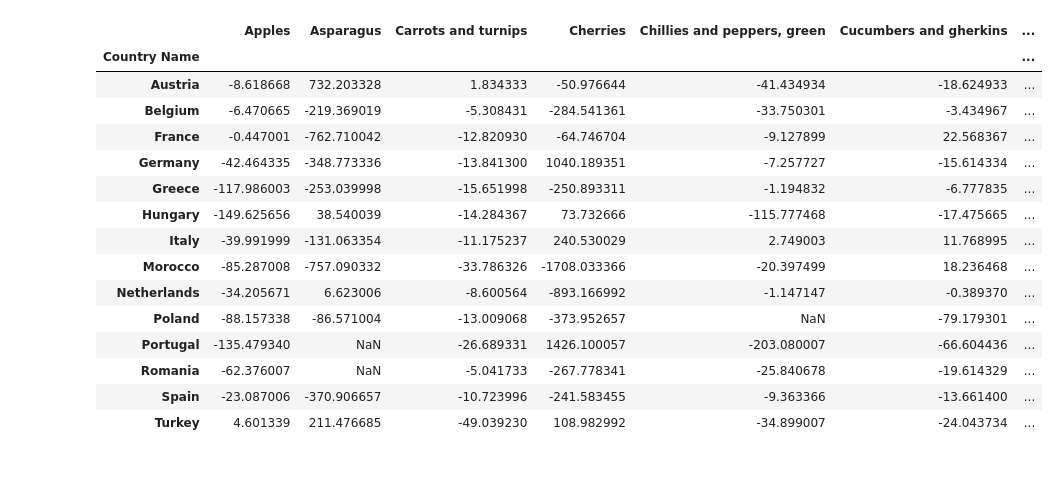
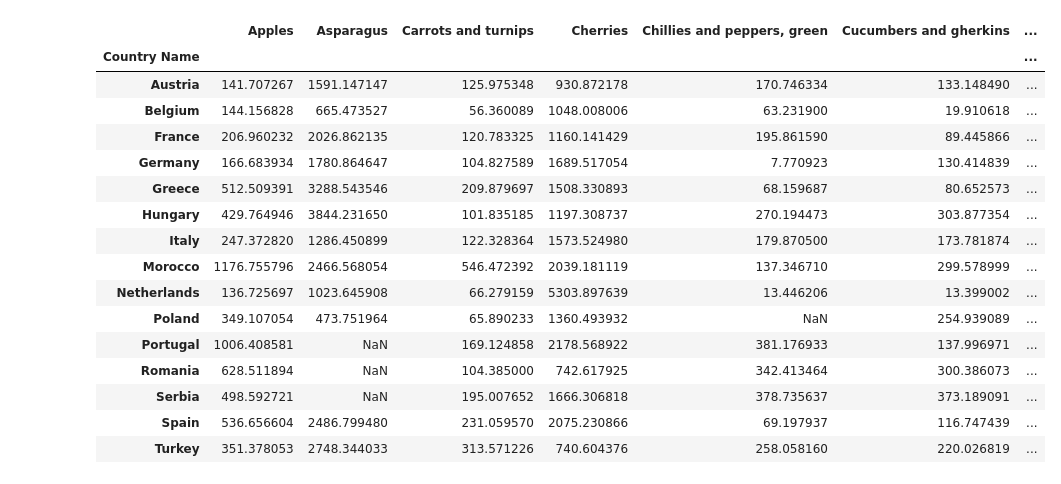
Before and after one commit to jburdano/uWF101, a Jupyter notebook: task4_joerg_heatmap.ipynb, the cells around one changed output. Cells and saved outputs as stored; diff of their text form; code cells hidden in the pictures.

```diff
--- a/task4_joerg_heatmap.ipynb
+++ b/task4_joerg_heatmap.ipynb
@@ -26,34 +37,64 @@ df#.head(25)
 # %%
+# pivot df and create new df for difference between years 2016 and 2001 (use running mean of 3 years)
 df2000 = pd.pivot_table(df, values=df.iloc[:,47:50],aggfunc=np.mean, index=["Country Name"], columns=["Item Name"])
 df2016 = pd.pivot_table(df, values=df.iloc[:,60:63],aggfunc=np.mean, index=["Country Name"], columns=["Item Name"])
+dfally = pd.pivot_table(df, values=df.iloc[:,7:63],aggfunc=np.mean, index=["Country Name"], columns=["Item Name"])
+
+# df for difference in years
 df_diff = pd.DataFrame(df2016.iloc[:,::15].mean(axis=1) - df2000.iloc[:,::15].mean(axis=1))
 df_diff.rename(columns={0:"Apples"}, inplace=True)
 df_diff15y = df_diff.copy()
 
-i=1
+# df for mean over all years
+df_tmean_init = pd.DataFrame( dfally.iloc[:,::15].mean(axis=1))
+df_tmean_init.rename(columns={0:"Apples"}, inplace=True)
+df_tmean = df_tmean_init.copy()
+
+# df for std over all years
+df_tstd_init = pd.DataFrame( dfally.iloc[:,::15].std(axis=1))
+df_tstd_init.rename(columns={0:"Apples"}, inplace=True)
+df_tstd = df_tstd_init.copy()
+
+i=1 # for loop over items to get diff of 3-yr means around 2000 and 2015
 for item in df["Item Name"].unique()[1:]:
     df_tmp = pd.Series(df2016.iloc[:,i::15].mean(axis=1) - df2000.iloc[:,i::15].mean(axis=1),
                        index = df2000.index)
+    df_tmp2 = pd.Series( dfally.iloc[:,i::15].mean(axis=1),
+                        index = dfally.index )
+    df_tmp3 = pd.Series( dfally.iloc[:,i::15].std(axis=1),
+                        index = dfally.index )
     #display(item, df_tmp)
     df_diff15y[item] = df_tmp
+    df_tmean[item] = df_tmp2
+    df_tstd[item] = df_tmp3
+
     i+=1
-    del df_tmp
-df_diff15y.dropna(axis=0,how="all",inplace=True)
+    del df_tmp, df_tmp2, df_tmp3
+
+df_diff15y.dropna(axis=0,how="all",inplace=True) # drop countries for which all diffs are NaN
 df_diff15y
+
+display(df_tmean)
+display(df_tstd)
+
+#pd.DataFrame( dfally.iloc[12,::15])
+
+### IMPORTANT: Belgium and Serbia start only in 2000 and 2006 (other years: NaN) !!! ###
 # %% [output]
 |  | Apples | Asparagus | Carrots and turnips | Cherries | Chillies and peppers, green | Cucumbers and gherkins | ... |
 | Country Name |  |  |  |  |  |  | ... |
-| Austria | -8.618668 | 732.203328 | 1.834333 | -50.976644 | -41.434934 | -18.624933 | ... |
-| Belgium | -6.470665 | -219.369019 | -5.308431 | -284.541361 | -33.750301 | -3.434967 | ... |
-| France | -0.447001 | -762.710042 | -12.820930 | -64.746704 | -9.127899 | 22.568367 | ... |
-| Germany | -42.464335 | -348.773336 | -13.841300 | 1040.189351 | -7.257727 | -15.614334 | ... |
-| Greece | -117.986003 | -253.039998 | -15.651998 | -250.893311 | -1.194832 | -6.777835 | ... |
-| Hungary | -149.625656 | 38.540039 | -14.284367 | 73.732666 | -115.777468 | -17.475665 | ... |
-| Italy | -39.991999 | -131.063354 | -11.175237 | 240.530029 | 2.749003 | 11.768995 | ... |
-| Morocco | -85.287008 | -757.090332 | -33.786326 | -1708.033366 | -20.397499 | 18.236468 | ... |
-| Netherlands | -34.205671 | 6.623006 | -8.600564 | -893.166992 | -1.147147 | -0.389370 | ... |
-| Poland | -88.157338 | -86.571004 | -13.009068 | -373.952657 | NaN | -79.179301 | ... |
-| Portugal | -135.479340 | NaN | -26.689331 | 1426.100057 | -203.080007 | -66.604436 | ... |
-| Romania | -62.376007 | NaN | -5.041733 | -267.778341 | -25.840678 | -19.614329 | ... |
-| Spain | -23.087006 | -370.906657 | -10.723996 | -241.583455 | -9.363366 | -13.661400 | ... |
-| Turkey | 4.601339 | 211.476685 | -49.039230 | 108.982992 | -34.899007 | -24.043734 | ... |
+| Austria | 141.707267 | 1591.147147 | 125.975348 | 930.872178 | 170.746334 | 133.148490 | ... |
+| Belgium | 144.156828 | 665.473527 | 56.360089 | 1048.008006 | 63.231900 | 19.910618 | ... |
+| France | 206.960232 | 2026.862135 | 120.783325 | 1160.141429 | 195.861590 | 89.445866 | ... |
+| Germany | 166.683934 | 1780.864647 | 104.827589 | 1689.517054 | 7.770923 | 130.414839 | ... |
+| Greece | 512.509391 | 3288.543546 | 209.879697 | 1508.330893 | 68.159687 | 80.652573 | ... |
+| Hungary | 429.764946 | 3844.231650 | 101.835185 | 1197.308737 | 270.194473 | 303.877354 | ... |
+| Italy | 247.372820 | 1286.450899 | 122.328364 | 1573.524980 | 179.870500 | 173.781874 | ... |
+| Morocco | 1176.755796 | 2466.568054 | 546.472392 | 2039.181119 | 137.346710 | 299.578999 | ... |
+| Netherlands | 136.725697 | 1023.645908 | 66.279159 | 5303.897639 | 13.446206 | 13.399002 | ... |
+| Poland | 349.107054 | 473.751964 | 65.890233 | 1360.493932 | NaN | 254.939089 | ... |
+| Portugal | 1006.408581 | NaN | 169.124858 | 2178.568922 | 381.176933 | 137.996971 | ... |
+| Romania | 628.511894 | NaN | 104.385000 | 742.617925 | 342.413464 | 300.386073 | ... |
+| Serbia | 498.592721 | NaN | 195.007652 | 1666.306818 | 378.735637 | 373.189091 | ... |
+| Spain | 536.656604 | 2486.799480 | 231.059570 | 2075.230866 | 69.197937 | 116.747439 | ... |
+| Turkey | 351.378053 | 2748.344033 | 313.571226 | 740.604376 | 258.058160 | 220.026819 | ... |
```
Also changed, not shown: parts of 18 cells of this notebook.
